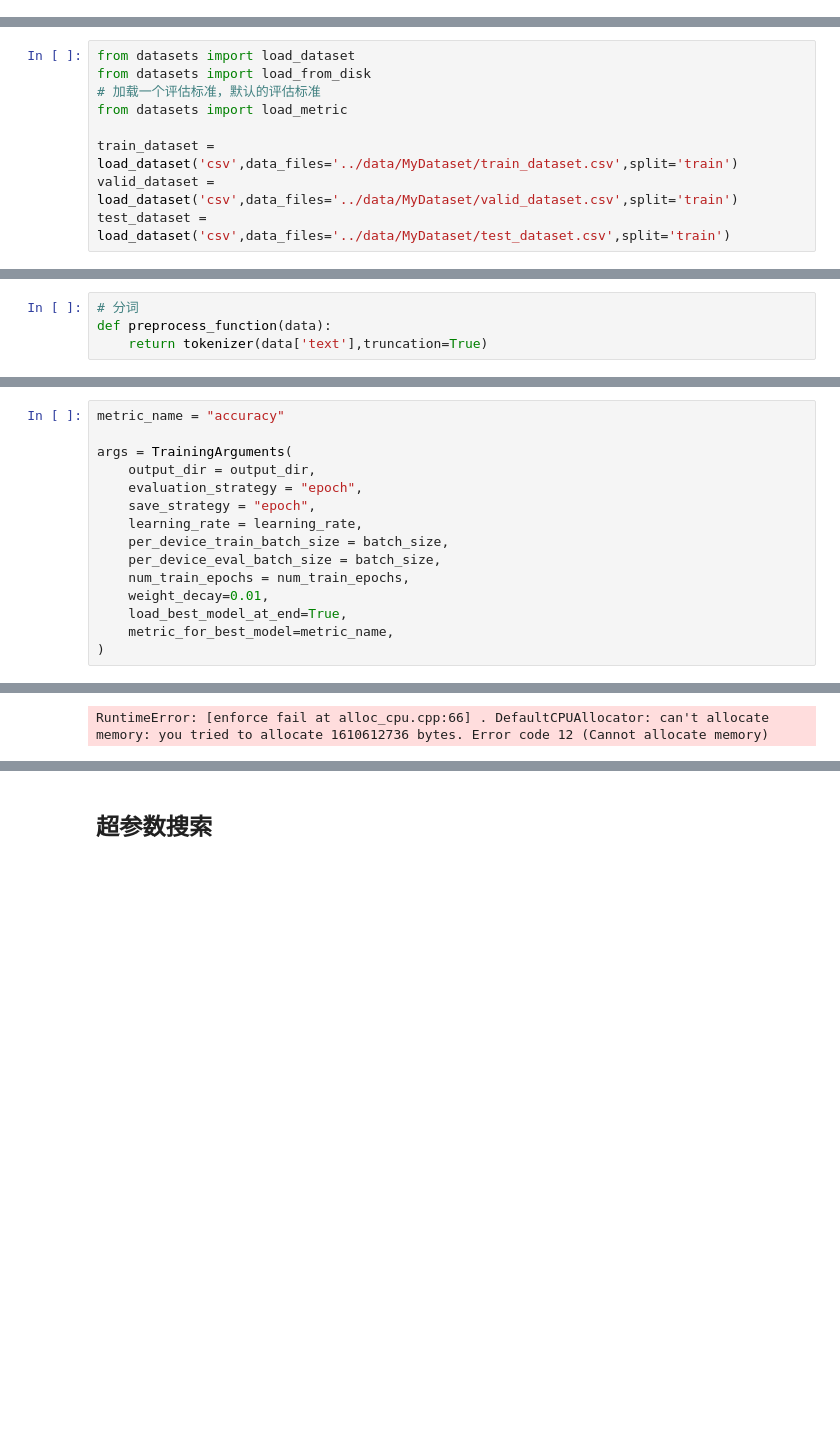
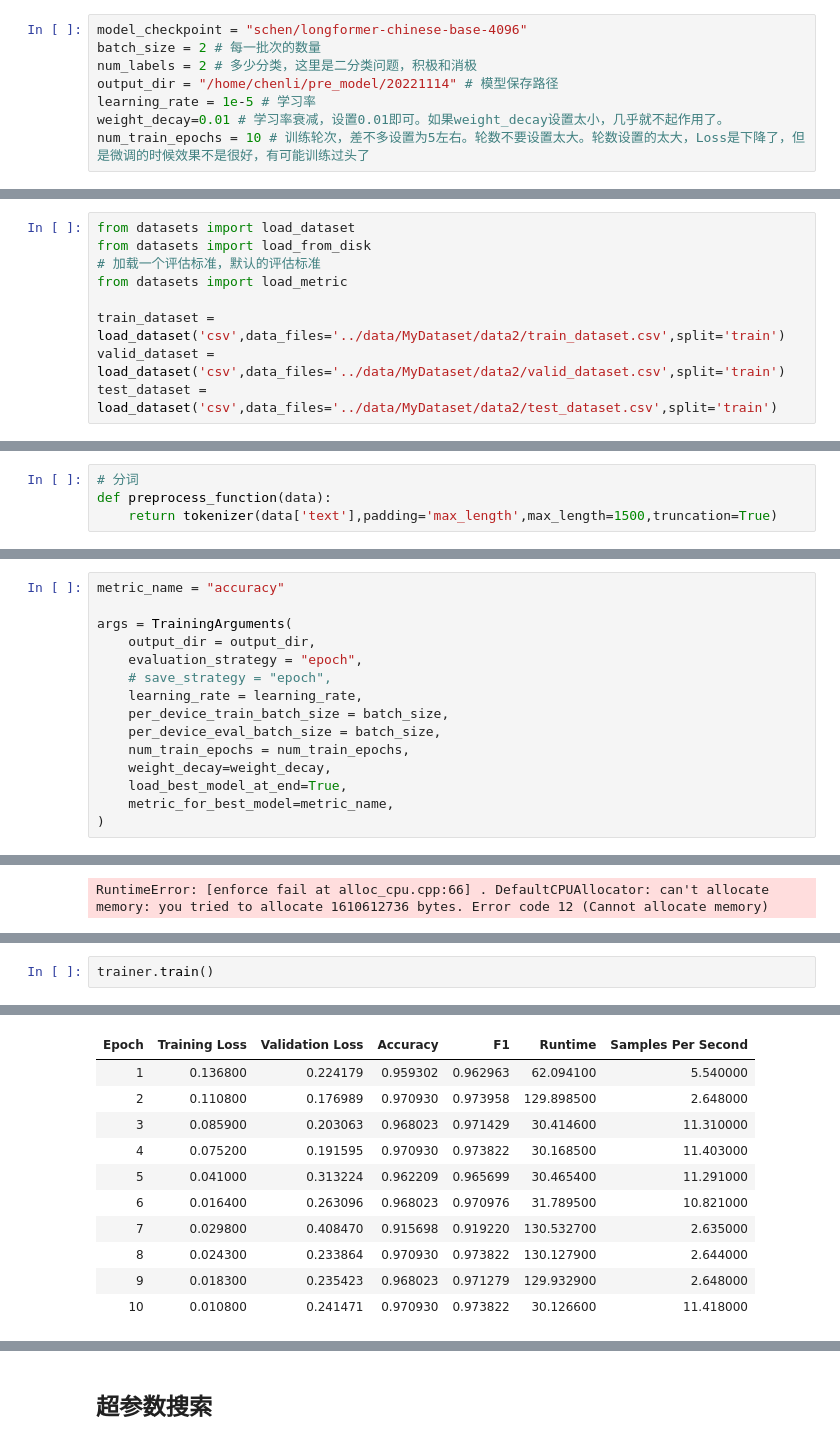
Before and after one commit to ChocolateLi/Pytorch, a Jupyter notebook: SentimentAnalysis/model/Longformer_SentimentAnalysis_2.0.ipynb, the cells around one changed output, grey strips where cells are left out. Cells and saved outputs as stored; diff of their text form; blank space fills up the shorter version.

```diff
--- a/SentimentAnalysis/model/Longformer_SentimentAnalysis_2.0.ipynb
+++ b/SentimentAnalysis/model/Longformer_SentimentAnalysis_2.0.ipynb
@@ -22,3 +26,11 @@ num_train_epochs = 5 # 训练轮次，差不多设置为5左右。轮数不要
+# %%
+model_checkpoint = "schen/longformer-chinese-base-4096"
+batch_size = 2 # 每一批次的数量
+num_labels = 2 # 多少分类，这里是二分类问题，积极和消极
+output_dir = "/home/chenli/pre_model/20221114" # 模型保存路径
+learning_rate = 1e-5 # 学习率
+weight_decay=0.01 # 学习率衰减，设置0.01即可。如果weight_decay设置太小，几乎就不起作用了。
+num_train_epochs = 10 # 训练轮次，差不多设置为5左右。轮数不要设置太大。轮数设置的太大，Loss是下降了，但是微调的时候效果不是很好，有可能训练过头了
 # %% [markdown]
 ## 加载数据
 # %%
@@ -88,7 +100,7 @@ from datasets import load_from_disk
 # 加载一个评估标准，默认的评估标准
 from datasets import load_metric
 
-train_dataset = load_dataset('csv',data_files='../data/MyDataset/train_dataset.csv',split='train')
-valid_dataset = load_dataset('csv',data_files='../data/MyDataset/valid_dataset.csv',split='train')
-test_dataset = load_dataset('csv',data_files='../data/MyDataset/test_dataset.csv',split='train')
+train_dataset = load_dataset('csv',data_files='../data/MyDataset/data2/train_dataset.csv',split='train')
+valid_dataset = load_dataset('csv',data_files='../data/MyDataset/data2/valid_dataset.csv',split='train')
+test_dataset = load_dataset('csv',data_files='../data/MyDataset/data2/test_dataset.csv',split='train')
 # %% [output]
@@ -156,7 +168,7 @@ tokenizer = AutoTokenizer.from_pretrained(model_checkpoint)
 # %%
 # 分词
 def preprocess_function(data):
-    return tokenizer(data['text'],truncation=True)
+    return tokenizer(data['text'],padding='max_length',max_length=1500,truncation=True)
 # %%
 encoded_train_dataset = train_dataset.map(function=preprocess_function,
                      batched=True,
@@ -267,12 +277,12 @@ metric_name = "accuracy"
 args = TrainingArguments(
     output_dir = output_dir,
     evaluation_strategy = "epoch",
-    save_strategy = "epoch",
+    # save_strategy = "epoch",
     learning_rate = learning_rate,
     per_device_train_batch_size = batch_size,
     per_device_eval_batch_size = batch_size,
     num_train_epochs = num_train_epochs,
-    weight_decay=0.01,
+    weight_decay=weight_decay,
     load_best_model_at_end=True,
     metric_for_best_model=metric_name,
 )
@@ -471,0 +512,3 @@ RuntimeError: [enforce fail at alloc_cpu.cpp:66] . DefaultCPUAllocator: can't al
+# %%
+trainer.train()
+# %% [output]
@@ -471,0 +516,11 @@ RuntimeError: [enforce fail at alloc_cpu.cpp:66] . DefaultCPUAllocator: can't al
+| Epoch | Training Loss | Validation Loss | Accuracy | F1 | Runtime | Samples Per Second |
+| 1 | 0.136800 | 0.224179 | 0.959302 | 0.962963 | 62.094100 | 5.540000 |
+| 2 | 0.110800 | 0.176989 | 0.970930 | 0.973958 | 129.898500 | 2.648000 |
+| 3 | 0.085900 | 0.203063 | 0.968023 | 0.971429 | 30.414600 | 11.310000 |
+| 4 | 0.075200 | 0.191595 | 0.970930 | 0.973822 | 30.168500 | 11.403000 |
+| 5 | 0.041000 | 0.313224 | 0.962209 | 0.965699 | 30.465400 | 11.291000 |
+| 6 | 0.016400 | 0.263096 | 0.968023 | 0.970976 | 31.789500 | 10.821000 |
+| 7 | 0.029800 | 0.408470 | 0.915698 | 0.919220 | 130.532700 | 2.635000 |
+| 8 | 0.024300 | 0.233864 | 0.970930 | 0.973822 | 130.127900 | 2.644000 |
+| 9 | 0.018300 | 0.235423 | 0.968023 | 0.971279 | 129.932900 | 2.648000 |
+| 10 | 0.010800 | 0.241471 | 0.970930 | 0.973822 | 30.126600 | 11.418000 |
```
Also changed, not shown: parts of 15 cells of this notebook, 6 other files.
